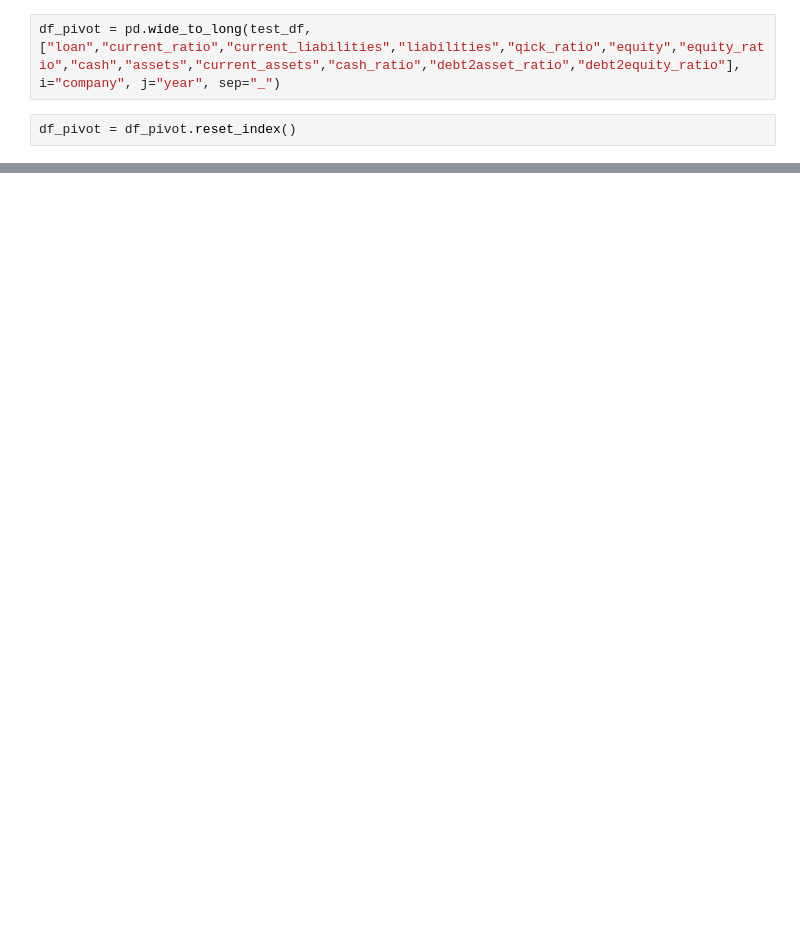
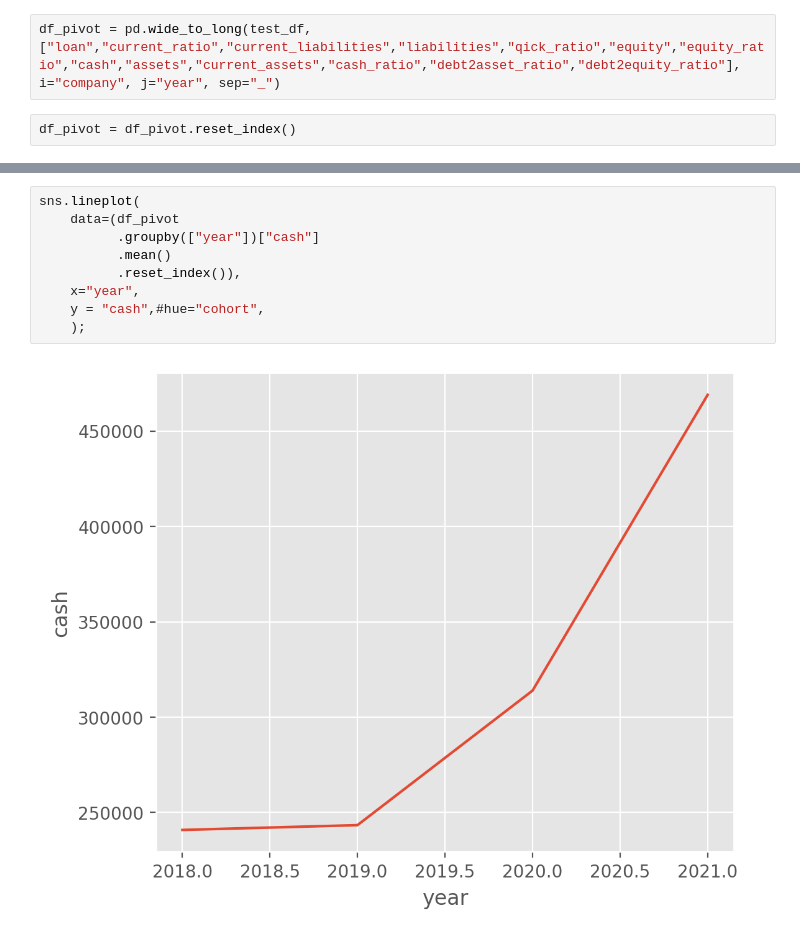
Before and after one commit to m-schildt/AAA, a Jupyter notebook: 5_diff&diff.ipynb, the cells around one changed output, grey strips where cells are left out. Cells and saved outputs as stored; diff of their text form; blank space fills up the shorter version.

```diff
--- a/5_diff&diff.ipynb
+++ b/5_diff&diff.ipynb
@@ -1997,0 +2041,11 @@ df_pivot
+# %%
+sns.lineplot(
+    data=(df_pivot
+          .groupby(["year"])["cash"]
+          .mean()
+          .reset_index()),
+    x="year",
+    y = "cash",#hue="cohort",
+    );
+# %% [output]
+[figure, added]
```
Also changed, not shown: parts of 22 cells of this notebook, 7 other files.
